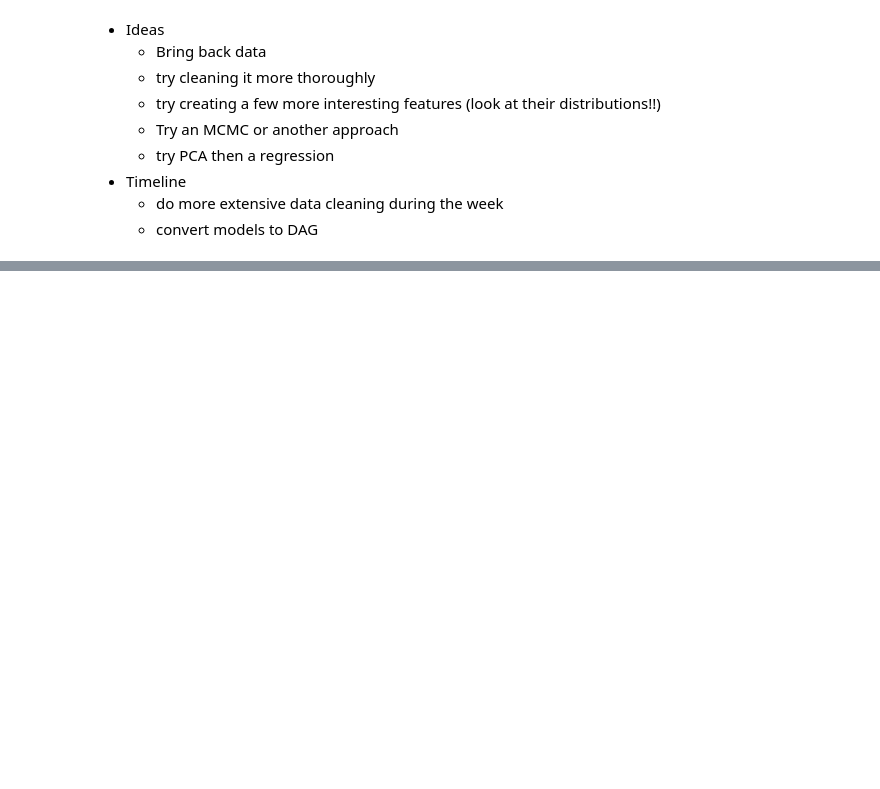
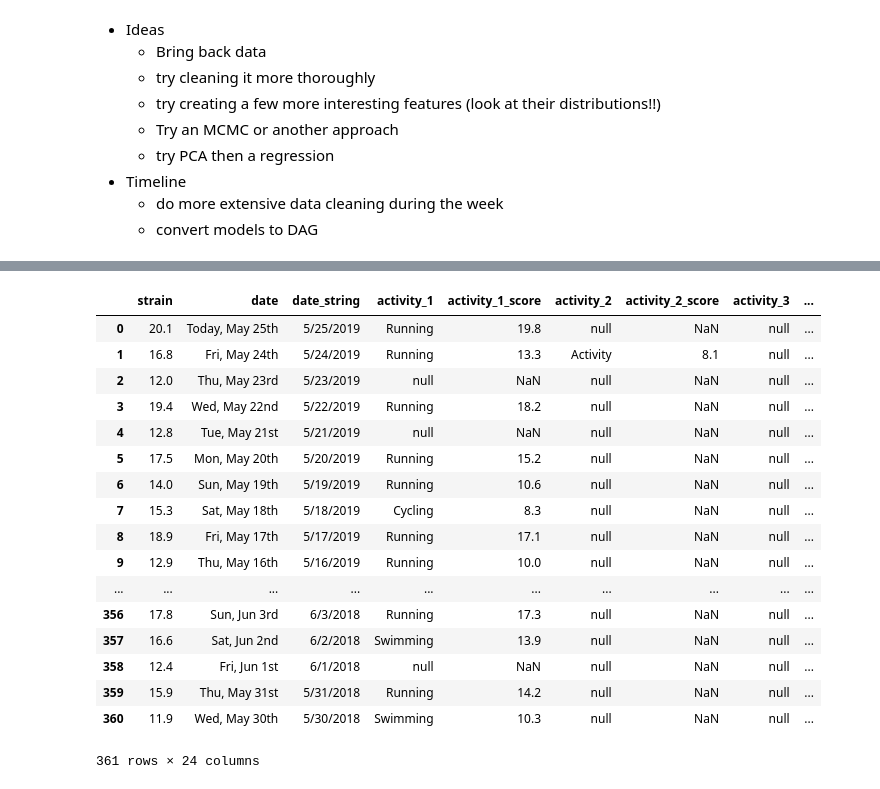
Before and after one commit to irickman/WHOOP-Strava-data, a Jupyter notebook: Data Exploration.ipynb, the cells around one changed output, grey strips where cells are left out. Saved outputs shown, nothing was run; the diff lists cells and outputs as text; code cells hidden in the pictures; blank space fills up the shorter version.

```diff
--- a/Data Exploration.ipynb
+++ b/Data Exploration.ipynb
@@ -154,0 +220,42 @@ len(single_acts)
+# %%
+all_whoop=whoop.drop(['rec','recovery','sleep','sleep_perf','fixed_sleep','missing_rec_p3','rec_sleep'],axis=1)
+all_whoop.head()
+rnm={x:x.replace("fixed_",'') if x!='fixed_sleep2' else 'sleep' for x in all_whoop.columns if 'fixed' in x}
+
+all_whoop.rename(columns=rnm,inplace=True)
+# %%
+all_whoop['rec_color']=all_whoop.recovery.apply(lambda x: 'red' if x<.34 else ('yellow' if x<.67 else ('none' if np.isnan(x) else 'green') ))
+all_whoop.strain=all_whoop.strain.apply(lambda x: float(x) if x!="---" else 0)
+all_whoop['sleep_addition']=all_whoop.rec_sleep-7.75
+all_whoop['pday_rec']=all_whoop['recovery'].shift(-1)
+all_whoop['pday_rec_col']=all_whoop['rec_color'].shift(-1)
+for n in range(1,4):
+    act_num="activity_{}_score".format(n)
+    all_whoop[act_num]=all_whoop[act_num].apply(lambda x: np.nan if x=='null' else x)
+all_whoop['activity_total']=all_whoop[['activity_1_score','activity_2_score','activity_3_score']].apply(lambda x: sum([0 if y=='null' else (0 if np.isnan(y) else 1) for y in x ]),axis=1 )
+all_whoop['pday_acts']=all_whoop['activity_total'].shift(-1)
+all_whoop['pday_strain']=all_whoop['strain'].shift(-1)
+all_whoop['pday_sleep']=all_whoop.sleep.shift(-1)
+all_whoop['pday_sleep_perf']=all_whoop.sleep_perf.shift(-1)
+all_whoop['rolling_prev_2']=all_whoop.pday_sleep.rolling(2).mean()
+all_whoop['prev_strain_rec_gap']=all_whoop.pday_strain/all_whoop.pday_strain.max()-all_whoop.pday_rec
+
+act_1=all_whoop[['date','activity_1','activity_1_score']]
+act_1.columns=['date','activity','score']
+act_1['order']=1
+
+act_2=all_whoop[['date','activity_2','activity_2_score']]
+act_2.columns=['date','activity','score']
+act_2['order']=2
+act_2.dropna(inplace=True)
+
+act_3=all_whoop[['date','activity_3','activity_3_score']]
+act_3.columns=['date','activity','score']
+act_3['order']=3
+act_3.dropna(inplace=True)
+
+full_whoop=pd.concat([act_1,act_2,act_3])
+full_desc=all_whoop.drop(['activity_1','activity_2','activity_3','activity_1_score','activity_2_score','activity_3_score'],
+                   axis=1)
+whoop_df=full_desc.merge(full_whoop, how ='left',left_on='date',right_on='date')
+whoop_df.head()
@@ -154,0 +286,21 @@ len(single_acts)
+# %%
+all_whoop
+# %% [output]
+|  | strain | date | date_string | activity_1 | activity_1_score | activity_2 | activity_2_score | activity_3 | ... |
+| 0 | 20.1 | Today, May 25th | 5/25/2019 | Running | 19.8 | null | NaN | null | ... |
+| 1 | 16.8 | Fri, May 24th | 5/24/2019 | Running | 13.3 | Activity | 8.1 | null | ... |
+| 2 | 12.0 | Thu, May 23rd | 5/23/2019 | null | NaN | null | NaN | null | ... |
+| 3 | 19.4 | Wed, May 22nd | 5/22/2019 | Running | 18.2 | null | NaN | null | ... |
+| 4 | 12.8 | Tue, May 21st | 5/21/2019 | null | NaN | null | NaN | null | ... |
+| 5 | 17.5 | Mon, May 20th | 5/20/2019 | Running | 15.2 | null | NaN | null | ... |
+| 6 | 14.0 | Sun, May 19th | 5/19/2019 | Running | 10.6 | null | NaN | null | ... |
+| 7 | 15.3 | Sat, May 18th | 5/18/2019 | Cycling | 8.3 | null | NaN | null | ... |
+| 8 | 18.9 | Fri, May 17th | 5/17/2019 | Running | 17.1 | null | NaN | null | ... |
+| 9 | 12.9 | Thu, May 16th | 5/16/2019 | Running | 10.0 | null | NaN | null | ... |
+| ... | ... | ... | ... | ... | ... | ... | ... | ... | ... |
+| 356 | 17.8 | Sun, Jun 3rd | 6/3/2018 | Running | 17.3 | null | NaN | null | ... |
+| 357 | 16.6 | Sat, Jun 2nd | 6/2/2018 | Swimming | 13.9 | null | NaN | null | ... |
+| 358 | 12.4 | Fri, Jun 1st | 6/1/2018 | null | NaN | null | NaN | null | ... |
+| 359 | 15.9 | Thu, May 31st | 5/31/2018 | Running | 14.2 | null | NaN | null | ... |
+| 360 | 11.9 | Wed, May 30th | 5/30/2018 | Swimming | 10.3 | null | NaN | null | ... |
+361 rows × 24 columns
```
Also changed, not shown: parts of 23 cells of this notebook, 2 other files.
